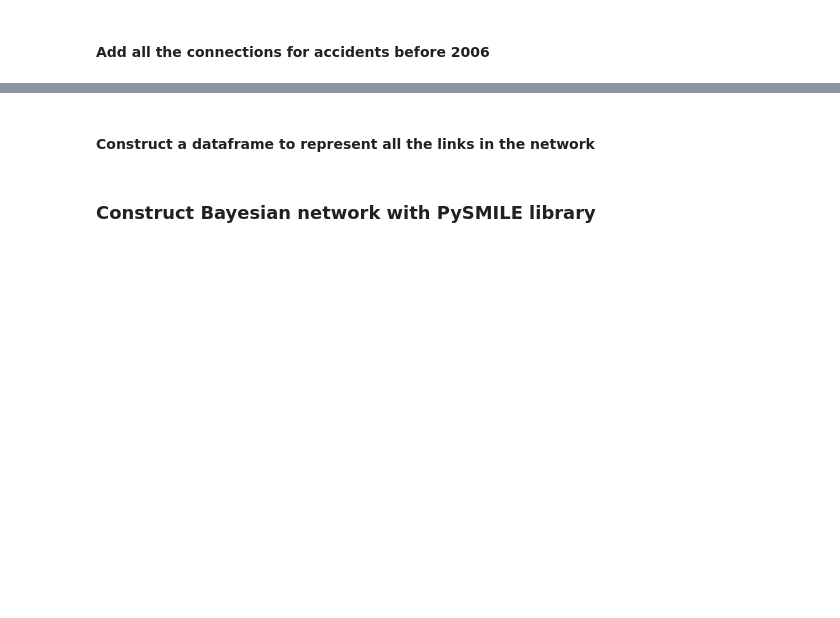
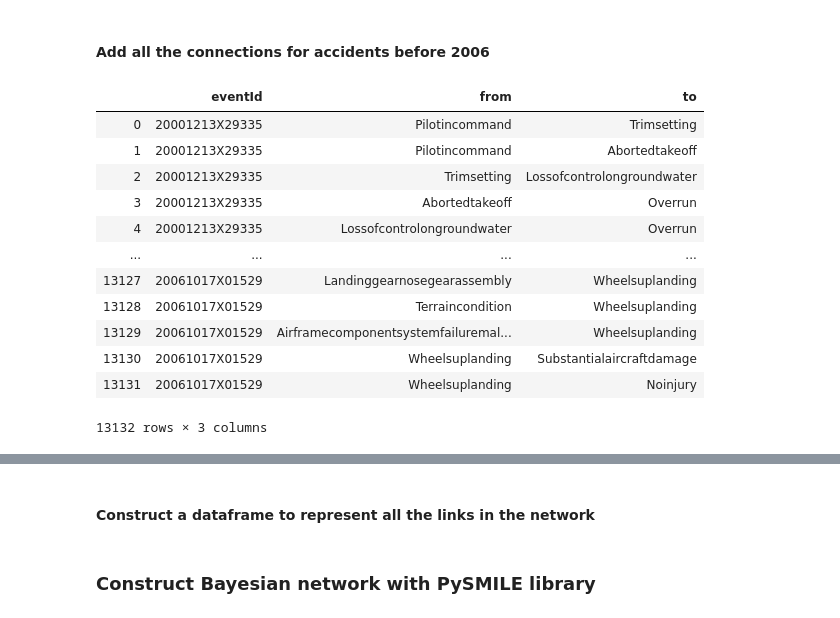
Before and after one commit to zxgcqupt/NTSB_Bayesian_Network, a Jupyter notebook: main.ipynb, the cells around one changed output, grey strips where cells are left out. Drawn from its saved outputs; the diff is of its cells as text; code cells hidden in the pictures; blank space fills up the shorter version.

```diff
--- a/main.ipynb
+++ b/main.ipynb
@@ -334,11 +359,20 @@ aircraft[aircraft['ev_id'] == sample_ev_ID]['afm_hrs']
 Name: afm_hrs, dtype: float64
 # %%
 dictEdges = {}
-def addEdges(key):
+
+lst = ['eventId', 'from', 'to']
+df_records = pd.DataFrame(columns=lst)
+
+def addEdges(key, ev_ID):
     if key in dictEdges.keys():
         dictEdges[key] += 1
     else:
         dictEdges[key] = 1
+
+    global df_records
+    fromNode, toNode = key.split('->')
+    row = {'eventId': ev_ID, 'from': fromNode, 'to': toNode}
+    df_records = df_records.append(row, ignore_index=True)
 
 dictNodeLabel = {}
 def addNodeLabel(key, value):
@@ -347,6 +381,11 @@ def addNodeLabel(key, value):
         return
     if key not in dictNodeLabel.keys():
         dictNodeLabel[key] = value
+
+dictNodeLabel['Fatalinjury'] = 'Fatal injury'
+dictNodeLabel['Seriousinjury'] = 'Serious injury'
+dictNodeLabel['Minorinjury'] = 'Minor injury'
+dictNodeLabel['Noinjury'] = 'No injury'
 # %%
 def buildOneGraphRep(sample_ev_ID):
     subjectName = []
@@ -464,6 +533,22 @@ dictEdges = {}
 for sample_ev_ID in ev_ID:
     #print (sample_ev_ID)
     buildOneGraphRep(sample_ev_ID)
+# %%
+df_records
+# %% [output]
+|  | eventId | from | to |
+| 0 | 20001213X29335 | Pilotincommand | Trimsetting |
+| 1 | 20001213X29335 | Pilotincommand | Abortedtakeoff |
+| 2 | 20001213X29335 | Trimsetting | Lossofcontrolongroundwater |
+| 3 | 20001213X29335 | Abortedtakeoff | Overrun |
+| 4 | 20001213X29335 | Lossofcontrolongroundwater | Overrun |
+| ... | ... | ... | ... |
+| 13127 | 20061017X01529 | Landinggearnosegearassembly | Wheelsuplanding |
+| 13128 | 20061017X01529 | Terraincondition | Wheelsuplanding |
+| 13129 | 20061017X01529 | Airframecomponentsystemfailuremal... | Wheelsuplanding |
+| 13130 | 20061017X01529 | Wheelsuplanding | Substantialaircraftdamage |
+| 13131 | 20061017X01529 | Wheelsuplanding | Noinjury |
+13132 rows × 3 columns
 # %%
 dictEdges
 # %% [output]
```
Also changed, not shown: parts of 37 cells of this notebook.
